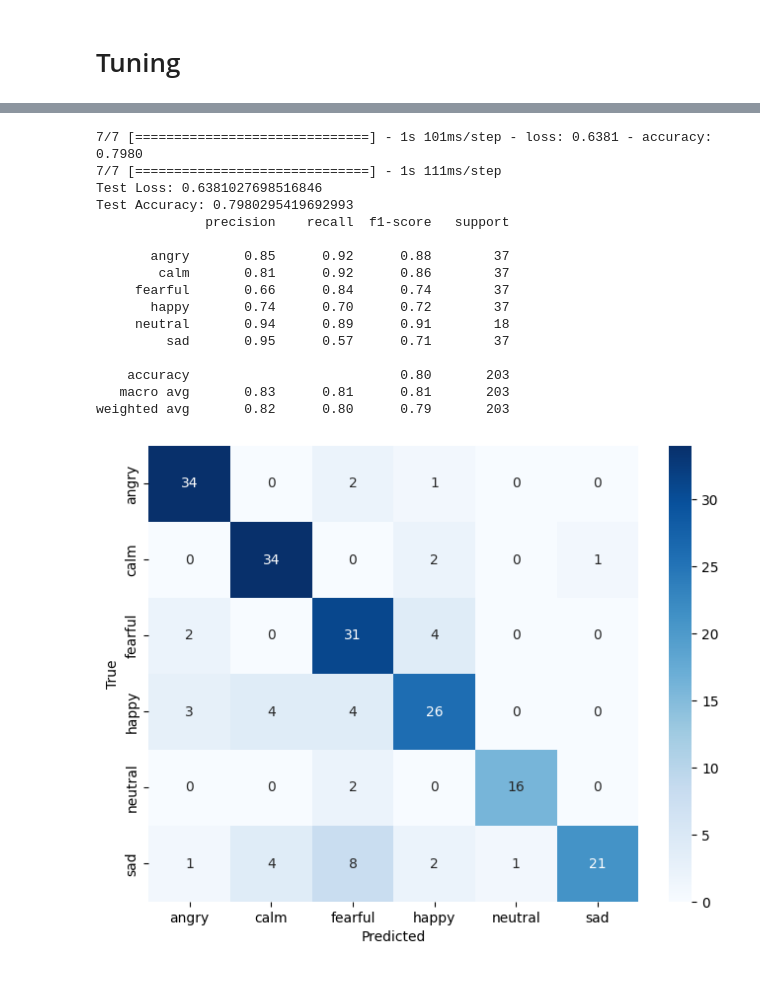
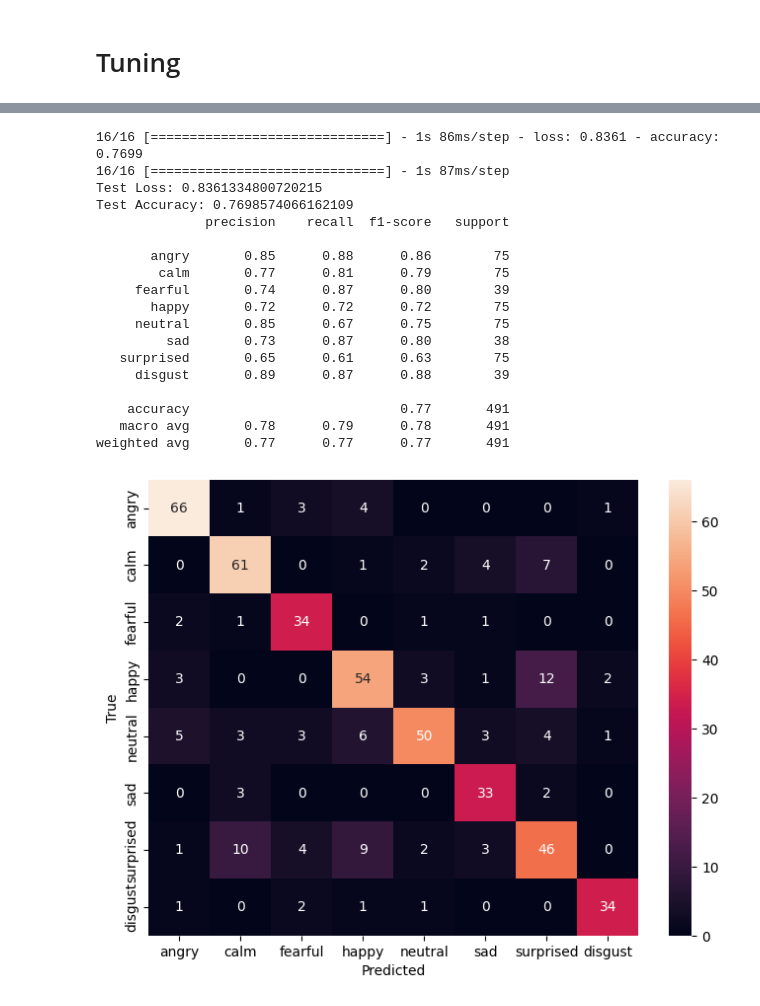
Before and after one commit to ranslemus/dl, a Jupyter notebook: Train Code/SpeechRecognition.ipynb, the cells around one changed output, grey strips where cells are left out. Saved outputs shown, nothing was run; the diff lists cells and outputs as text; code cells hidden in the pictures.

```diff
--- a/Train Code/SpeechRecognition.ipynb
+++ b/Train Code/SpeechRecognition.ipynb
@@ -177,4 +190,13 @@ Actor  Gender
 Name: count, dtype: int64
+# %%
+def make_full_path(row):
+  if row['Vocal Channel'] == 'speech':
+    base = os.path.join("../Dataset/Audio_Speech_Actors", f"Actor_{int(row['Actor']):02d}")
+  else:
+    base = os.path.join("../Dataset/Audio_Song_Actors", f"Actor_{int(row['Actor']):02d}")
+  return os.path.join(base, row['Filename'])
+
+df['path'] = df.apply(make_full_path, axis=1)
 # %%
 SR = 16000
 N_Mels = 128
@@ -329,7 +363,7 @@ history = model.fit(
   x_train, y_train,
   validation_data = (x_val, y_val),
   epochs = 30,
-  batch_size = 16,
+  batch_size = 4,
   callbacks = [checkpoint, early_stop, ReduceLRON]
 )
 # %% [output]
@@ -390,10 +426,17 @@ early_stop = EarlyStopping(monitor = 'val_loss', patience=6, restore_best_weight
 ReduceLRON = ReduceLROnPlateau(monitor = 'val_loss', factor = 0.5, patience = 3, min_lr = 1e-7)
 # %%
 from sklearn.utils.class_weight import compute_class_weight
+
+train_dataset = tf.data.Dataset.from_tensor_slices((x_train, y_train))
+val_dataset = tf.data.Dataset.from_tensor_slices((x_val, y_val))
+
+train_dataset = train_dataset.shuffle(buffer_size=1024).batch(batch_size=4).prefetch(tf.data.AUTOTUNE)
+val_dataset = val_dataset.batch(batch_size=8).prefetch(tf.data.AUTOTUNE)
 
 class_weights = compute_class_weight('balanced', classes=np.unique(y_train), y = y_train)
 class_weights = dict(enumerate(class_weights))
 
-model.fit(x_train, y_train, validation_data=(x_val, y_val), epochs=30, batch_size=16, callbacks = [checkpoint, early_stop, ReduceLRON])
+tf.keras.backend.clear_session()
+model.fit(train_dataset,validation_data=val_dataset, epochs=30, callbacks = [checkpoint, early_stop, ReduceLRON], class_weight=class_weights)
 # %% [output]
 Epoch 1/30
@@ -422,37 +464,39 @@ y_pred = model.predict(x_test)
 y_pred_classes = np.argmax(y_pred, axis = 1)
 y_true = y_test
 
-emotion_labels = ['angry', 'calm', 'fearful', 'happy', 'neutral', 'sad']
+emotion_labels = ['angry', 'calm', 'fearful', 'happy', 'neutral', 'sad', 'surprised', 'disgust']
 print("Test Loss:", test_loss)
 print("Test Accuracy:", test_acc)
 print(classification_report(y_true, y_pred_classes, target_names=emotion_labels))
 # %% [output]
-7/7 [==============================] - 1s 101ms/step - loss: 0.6381 - accuracy: 0.7980
-7/7 [==============================] - 1s 111ms/step
-Test Loss: 0.6381027698516846
-Test Accuracy: 0.7980295419692993
+16/16 [==============================] - 1s 86ms/step - loss: 0.8361 - accuracy: 0.7699
+16/16 [==============================] - 1s 87ms/step
+Test Loss: 0.8361334800720215
+Test Accuracy: 0.7698574066162109
               precision    recall  f1-score   support
 
-       angry       0.85      0.92      0.88        37
-        calm       0.81      0.92      0.86        37
-     fearful       0.66      0.84      0.74        37
-       happy       0.74      0.70      0.72        37
-     neutral       0.94      0.89      0.91        18
-         sad       0.95      0.57      0.71        37
+       angry       0.85      0.88      0.86        75
+        calm       0.77      0.81      0.79        75
+     fearful       0.74      0.87      0.80        39
+       happy       0.72      0.72      0.72        75
+     neutral       0.85      0.67      0.75        75
+         sad       0.73      0.87      0.80        38
+   surprised       0.65      0.61      0.63        75
+     disgust       0.89      0.87      0.88        39
 
-    accuracy                           0.80       203
-   macro avg       0.83      0.81      0.81       203
-weighted avg       0.82      0.80      0.79       203
+    accuracy                           0.77       491
+   macro avg       0.78      0.79      0.78       491
+weighted avg       0.77      0.77      0.77       491
 # %%
 from sklearn.metrics import confusion_matrix
 import seaborn as sns, matplotlib.pyplot as plt
 
 cm = confusion_matrix(y_true, y_pred_classes)
 plt.figure(figsize=(8,6))
-sns.heatmap(cm, annot=True, fmt='d', xticklabels=emotion_labels, yticklabels=emotion_labels, cmap='Blues')
+sns.heatmap(cm, annot=True, fmt='d', xticklabels=emotion_labels, yticklabels=emotion_labels)
 plt.xlabel('Predicted'); plt.ylabel('True'); plt.show()
 # %% [output]
-[figure, old version]
+[figure, new version]
 # %%
 import numpy as np, collections
 print("Support true:", np.bincount(y_true))
```
Also changed, not shown: parts of 18 cells of this notebook.
